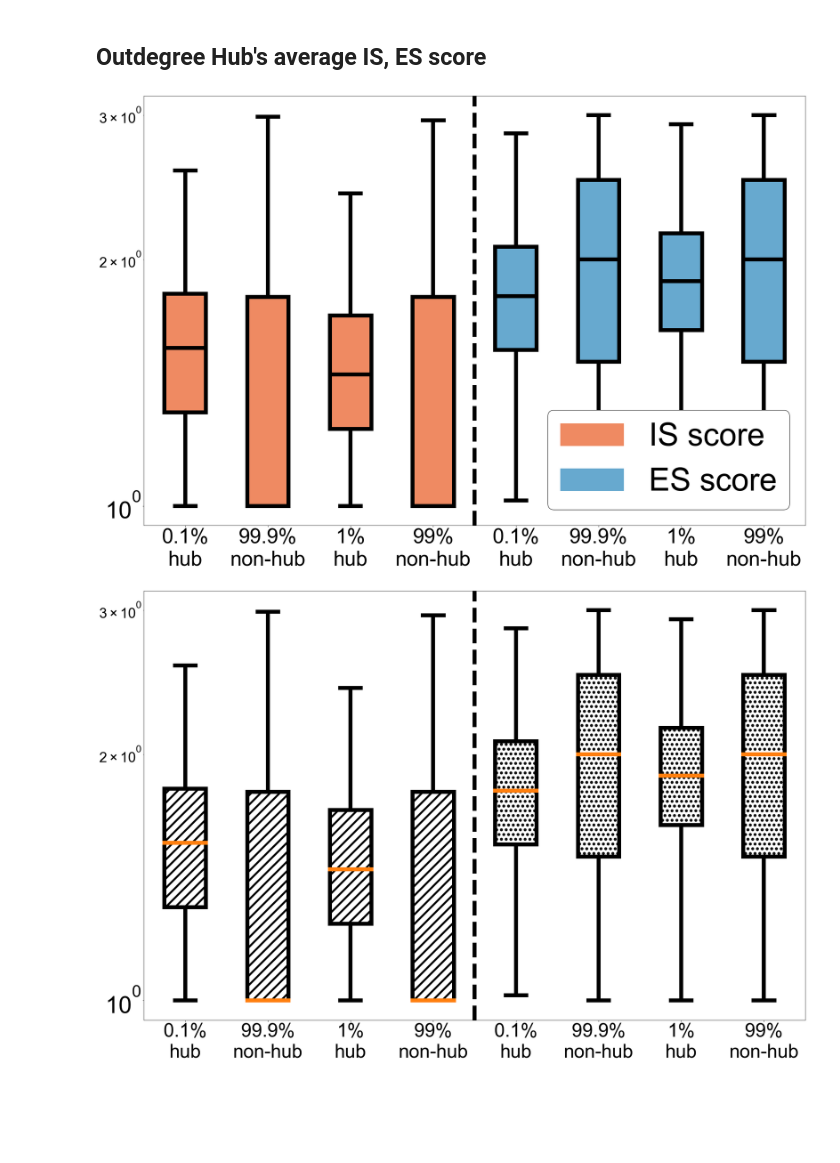
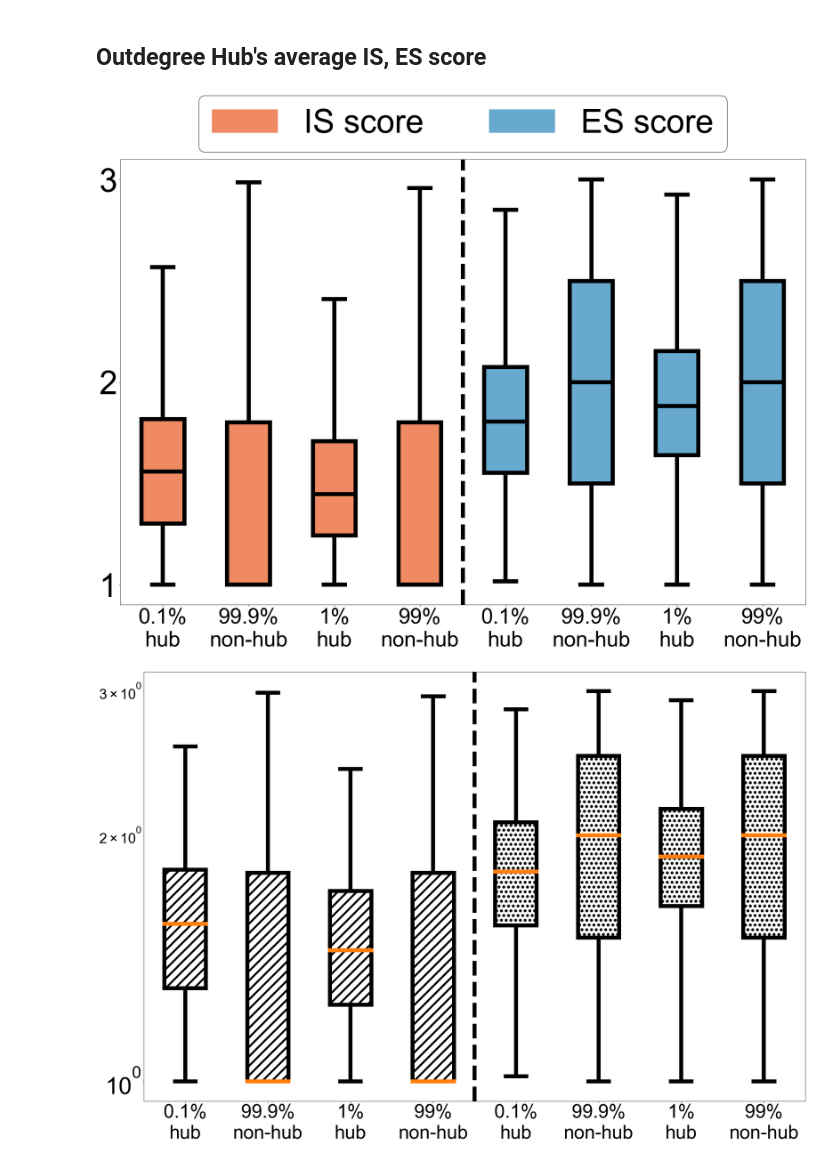
Before and after one commit to tr0up2r/plotting-and-graph-analysis, a Jupyter notebook: boxplot.ipynb, the cells around one changed output. Drawn from its saved outputs; the diff is of its cells as text; code cells hidden in the pictures; blank space fills up the shorter version.

Commit message:
boxplot log scale option 추가, legend plot 밖에 draw.

```diff
--- a/boxplot.ipynb
+++ b/boxplot.ipynb
@@ -44,7 +51,7 @@ def copy_elements(element_list, loop):
 # %%
 num_of_boxplots = 4
 
-def draw_colored_boxplot_for_hub(result_list, title, xlabel, ylabel, xlist, xticks_fontsize, yticks_fontsize, fill_box, colors=[], patterns=[], median_colors=['#ff7f0e', '#ff7f0e']):
+def draw_colored_boxplot_for_hub(result_list, title, xlabel, ylabel, xlist, xticks_fontsize, yticks_fontsize, fill_box, colors=[], patterns=[], median_colors=['#ff7f0e', '#ff7f0e'], log_scale=True):
     median_colors = copy_elements(median_colors, num_of_boxplots)
     plt.rcParams['hatch.linewidth'] = 5
 
@@ -60,6 +67,9 @@ def draw_colored_boxplot_for_hub(result_list, title, xlabel, ylabel, xlist, xtic
         box_patterns = copy_elements(patterns, num_of_boxplots)
     else:
         box_colors = copy_elements(colors, num_of_boxplots)
+
+    if not log_scale:
+        title += '_linear'
 
     filename = title + '.eps'
 
@@ -103,11 +113,14 @@ def draw_colored_boxplot_for_hub(result_list, title, xlabel, ylabel, xlist, xtic
     # add legend.
     red_patch = mpatches.Patch(color=colors[0], label='IS score')
     blue_patch = mpatches.Patch(color=colors[1], label='ES score')
-    plt.legend(handles=[red_patch, blue_patch], prop={'size': 80 }, loc='lower right', framealpha=1, edgecolor='0')
+    plt.legend(handles=[red_patch, blue_patch], prop={'size': 80 }, framealpha=1, edgecolor='0', loc='upper center', bbox_to_anchor=(0.5, 1.18), ncol=3, fancybox=True)
+
+    axes.yaxis.set_major_locator(MaxNLocator(integer=True))
 
     plt.xticks(xlist, xlabel, fontsize=xticks_fontsize)
     plt.yticks(fontsize=yticks_fontsize)
-    plt.yscale('log')
+    if log_scale:
+        plt.yscale('log')
 
     [plt.axvline(4.5, color = 'black', linestyle='--', linewidth=10)]
 
@@ -394,14 +407,14 @@ for i in range(4, 8):
 # %%
 colors = ['#ef8a62', '#67a9cf']
 median_colors = ['black', 'black']
 
 xlabel = [f"0.1%{newline}hub", f"99.9%{newline}non-hub", f"1%{newline}hub", f"99%{newline}non-hub", f"0.1%{newline}hub", f"99.9%{newline}non-hub", f"1%{newline}hub", f"99%{newline}non-hub"]
 
 draw_colored_boxplot_for_hub(result_list, "boxplot_average_is_es_outdegree_hub_non_hub", xlabel,
-                             'average score', [1, 2, 3, 4, 5, 6, 7, 8], xticks_fontsize=52, yticks_fontsize=60,
-                             fill_box='color', colors=colors, patterns=[], median_colors=median_colors)
+                             'average score', [1, 2, 3, 4, 5, 6, 7, 8], xticks_fontsize=52, yticks_fontsize=80,
+                             fill_box='color', colors=colors, patterns=[], median_colors=median_colors, log_scale=False)
 # %% [output]
-[figure, old version]
+[figure, new version]
 # %%
 patterns = ['/', '.']
 xlabel = [f"0.1%{newline}hub", f"99.9%{newline}non-hub", f"1%{newline}hub", f"99%{newline}non-hub", f"0.1%{newline}hub", f"99.9%{newline}non-hub", f"1%{newline}hub", f"99%{newline}non-hub"]
```
Also changed, not shown: parts of 8 cells of this notebook, 3 other files.
